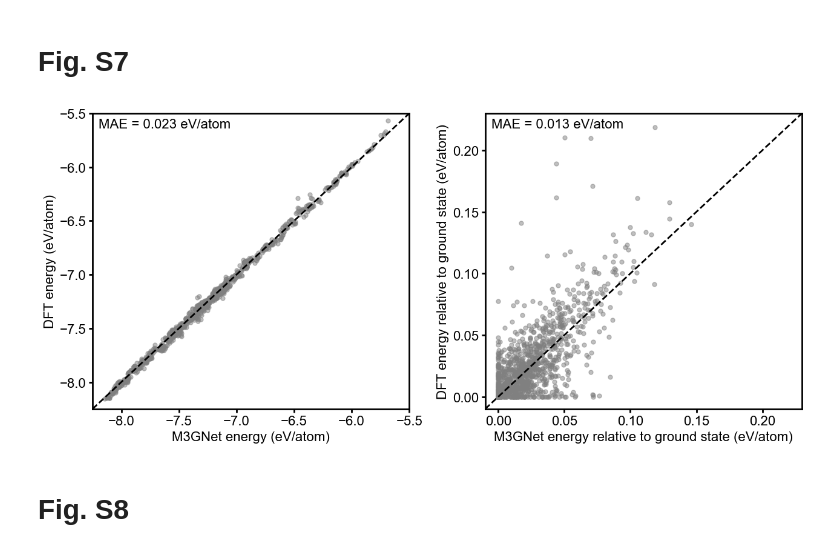
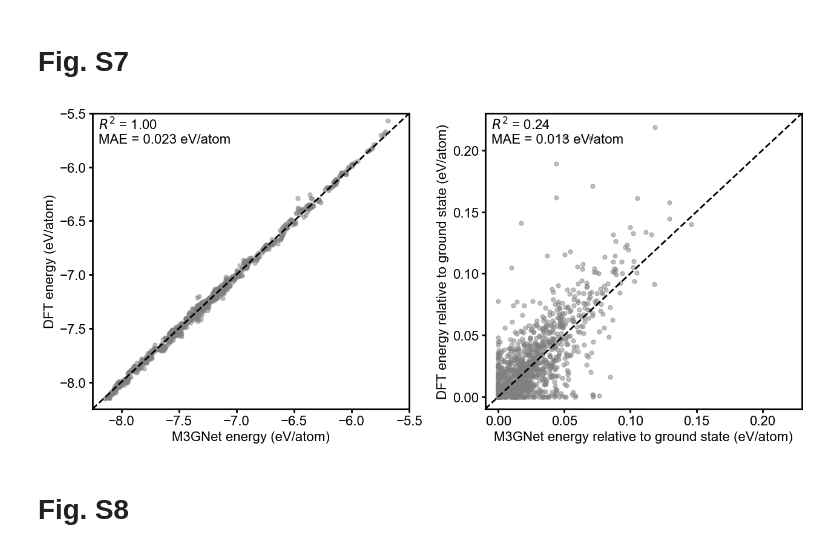
Before and after one commit to learningmatter-mit/Perovskite-Ordering-Descriptors, a Jupyter notebook: descriptors/perovskite_ordering_descriptors.ipynb, the cells around one changed output. Saved outputs shown, nothing was run; the diff lists cells and outputs as text; code cells hidden in the pictures.

```diff
--- a/descriptors/perovskite_ordering_descriptors.ipynb
+++ b/descriptors/perovskite_ordering_descriptors.ipynb
@@ -298,35 +298,35 @@ plt.savefig('../figures/dft_delE_classification.pdf', bbox_inches='tight')
 # %%
 fig, axs = plt.subplot_mosaic(
     [['absolute', 'relative']],
     figsize=(13, 6)
 )
 
 m3gnet_energies_per_atom_absolute = [[np.nan if x == None else x for x in row] for row in perovskite_ordering_data['m3gnet_energy_per_atom'].tolist()]
 dft_energies_per_atom_absolute = [[np.nan if x == None else x for x in row] for row in perovskite_ordering_data['dft_energy_per_atom'].tolist()]
 X = np.array(m3gnet_energies_per_atom_absolute).flatten()
 y = np.array(dft_energies_per_atom_absolute).flatten()
 
 absolute_lim = [-8.25, -5.5]
 axs['absolute'].plot(absolute_lim, absolute_lim, color='black', linestyle='--', linewidth=2)
 axs['absolute'].set(xlabel='M3GNet energy (eV/atom)', ylabel='DFT energy (eV/atom)', xlim=absolute_lim, ylim=absolute_lim)
 axs['absolute'].scatter(X, y, color='grey', s=25, alpha=0.5)
-axs['absolute'].annotate('MAE = {:.3f} eV/atom'.format(mean_absolute_error(X[~np.isnan(y)], y[~np.isnan(y)])), xy=(0.02, 0.95), xycoords='axes fraction', fontsize=16)
+axs['absolute'].annotate('$R^2$ = {:.2f}\nMAE = {:.3f} eV/atom'.format(r2_score(X[~np.isnan(y)], y[~np.isnan(y)]), mean_absolute_error(X[~np.isnan(y)], y[~np.isnan(y)])), xy=(0.02, 0.90), xycoords='axes fraction', fontsize=16)
 
 m3gnet_energies_per_atom_relative = [(row - np.nanmin(np.array(row))).tolist() for row in m3gnet_energies_per_atom_absolute]
 dft_energies_per_atom_relative = [(row - np.nanmin(np.array(row))).tolist() for row in dft_energies_per_atom_absolute]
 X = np.array(m3gnet_energies_per_atom_relative).flatten()
 y = np.array(dft_energies_per_atom_relative).flatten()
 
 relative_lim = [-0.01, 0.23]
 axs['relative'].plot(relative_lim, relative_lim, color='black', linestyle='--', linewidth=2)
 axs['relative'].set(xlabel='M3GNet energy relative to ground state (eV/atom)', ylabel='DFT energy relative to ground state (eV/atom)', xlim=relative_lim, ylim=relative_lim)
 axs['relative'].scatter(X, y, color='grey', s=25, alpha=0.5)
-axs['relative'].annotate('MAE = {:.3f} eV/atom'.format(mean_absolute_error(X[~np.isnan(y)], y[~np.isnan(y)])), xy=(0.02, 0.95), xycoords='axes fraction', fontsize=16)
+axs['relative'].annotate('$R^2$ = {:.2f}\nMAE = {:.3f} eV/atom'.format(r2_score(X[~np.isnan(y)], y[~np.isnan(y)]), mean_absolute_error(X[~np.isnan(y)], y[~np.isnan(y)])), xy=(0.02, 0.90), xycoords='axes fraction', fontsize=16)
 
 plt.tight_layout()
 plt.savefig('../figures/m3gnet_dft_parity.pdf', bbox_inches='tight')
 # %% [output]
-[figure, old version]
+[figure, new version]
 # %% [markdown]
 # Fig. S8
 # %%
```
Also changed, not shown: parts of 1 cell of this notebook, 15 other files.
